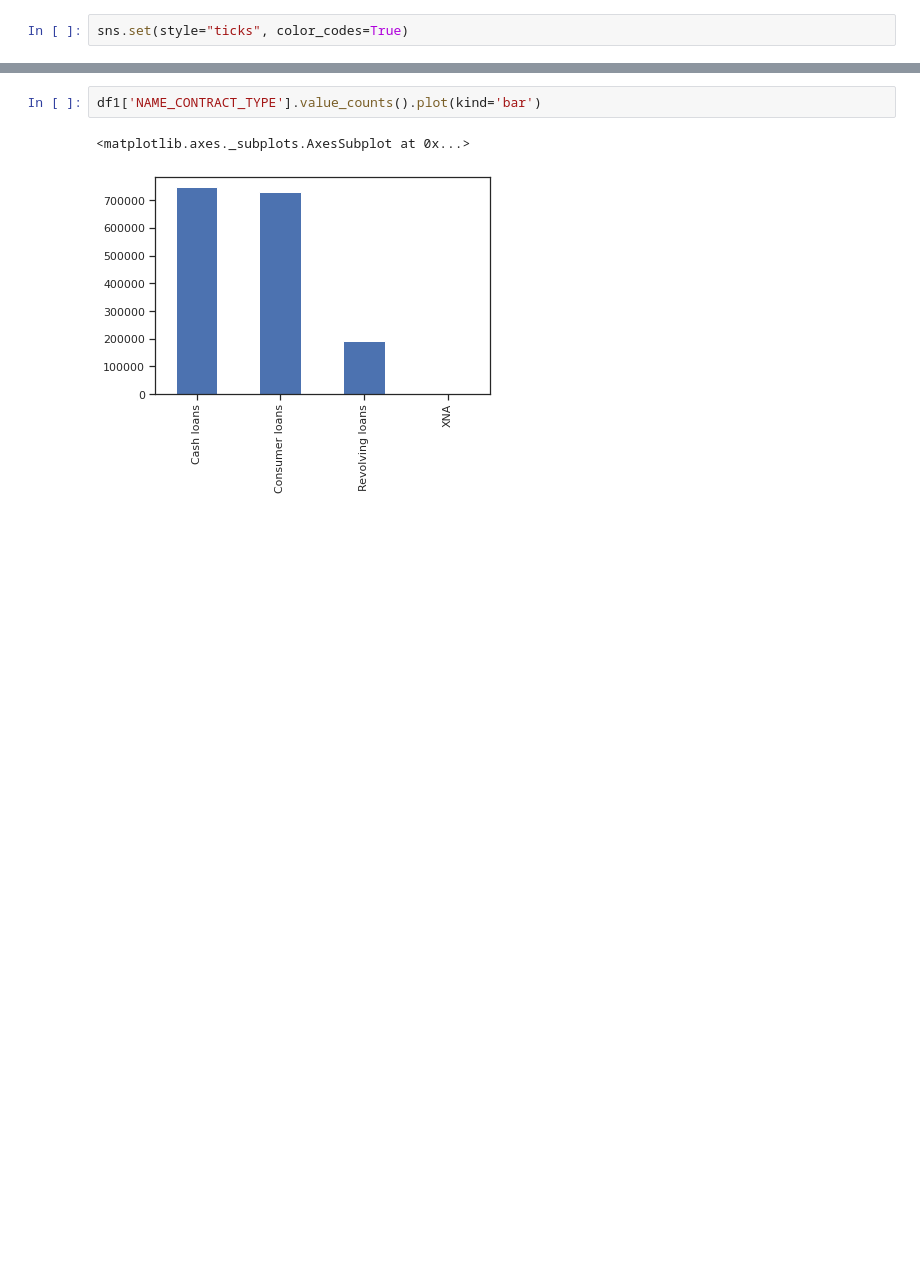
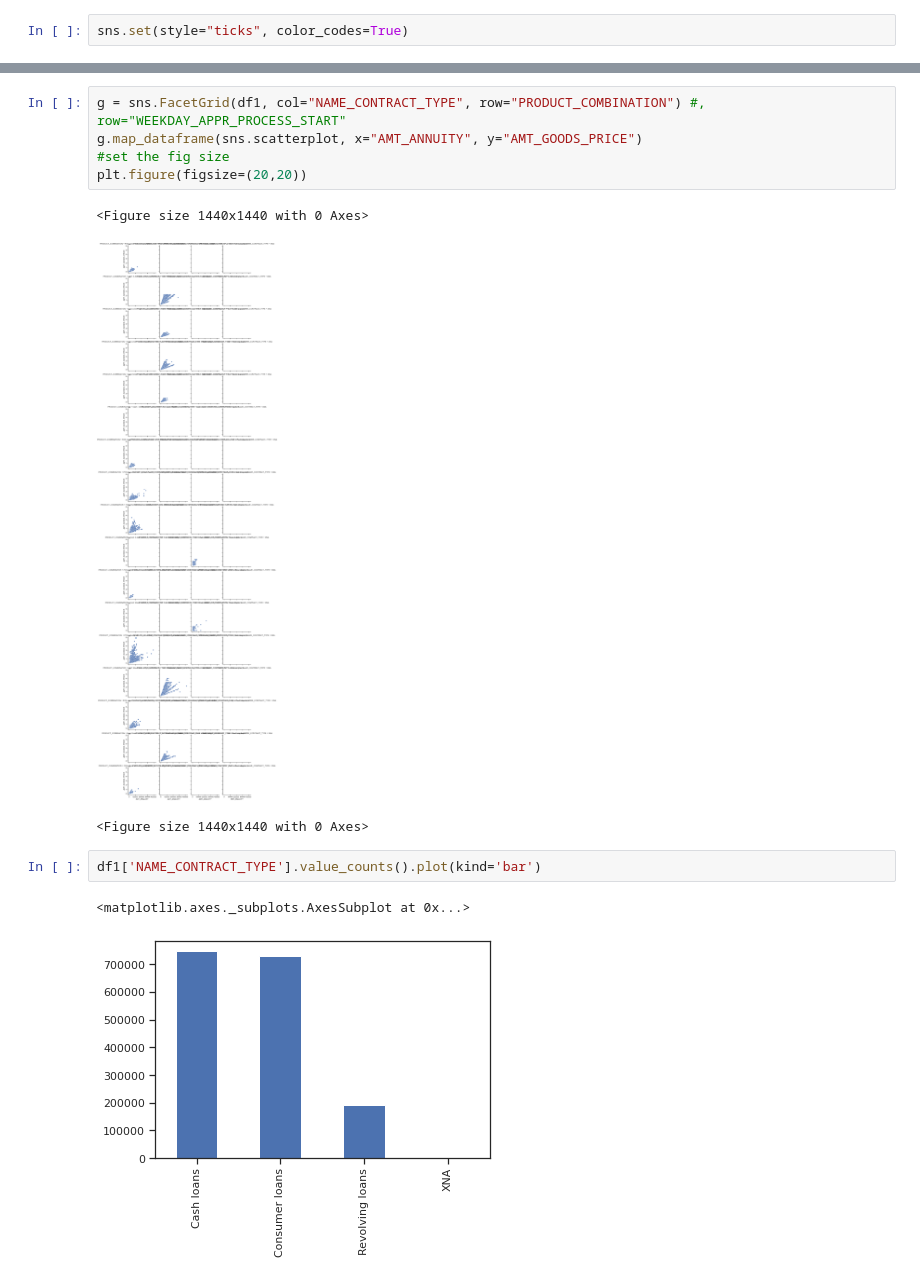
Before and after one commit to jhonathanmpg/coderhouse-clase-35, a Jupyter notebook: Idea+Peña.ipynb, the cells around one changed output, grey strips where cells are left out. Saved outputs shown, nothing was run; the diff lists cells and outputs as text; blank space fills up the shorter version.

```diff
--- a/Idea+Peña.ipynb
+++ b/Idea+Peña.ipynb
@@ -112,3 +117,12 @@ g.map_dataframe(sns.histplot, x="NAME_CONTRACT_TYPE")
+# %%
+g = sns.FacetGrid(df1, col="NAME_CONTRACT_TYPE", row="PRODUCT_COMBINATION") #, row="WEEKDAY_APPR_PROCESS_START"
+g.map_dataframe(sns.scatterplot, x="AMT_ANNUITY", y="AMT_GOODS_PRICE")
+#set the fig size
+plt.figure(figsize=(20,20))
+# %% [output]
+<Figure size 1440x1440 with 0 Axes>
+[figure, added]
+<Figure size 1440x1440 with 0 Axes>
 # %%
 df1['NAME_CONTRACT_TYPE'].value_counts().plot(kind='bar')
 # %% [output]
```
Also changed, not shown: parts of 15 cells of this notebook.
